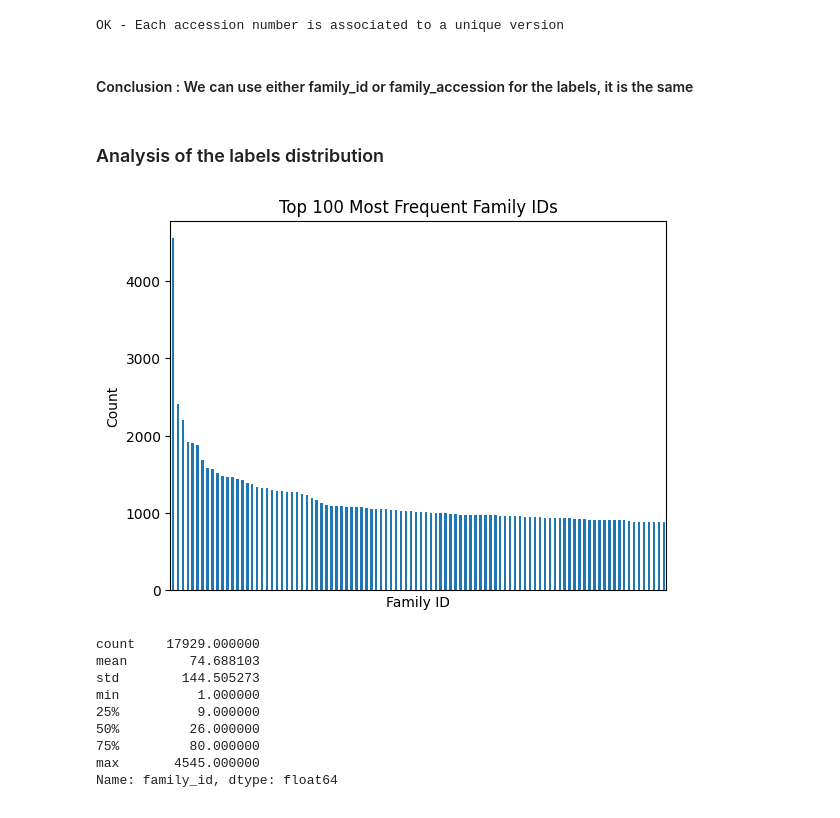
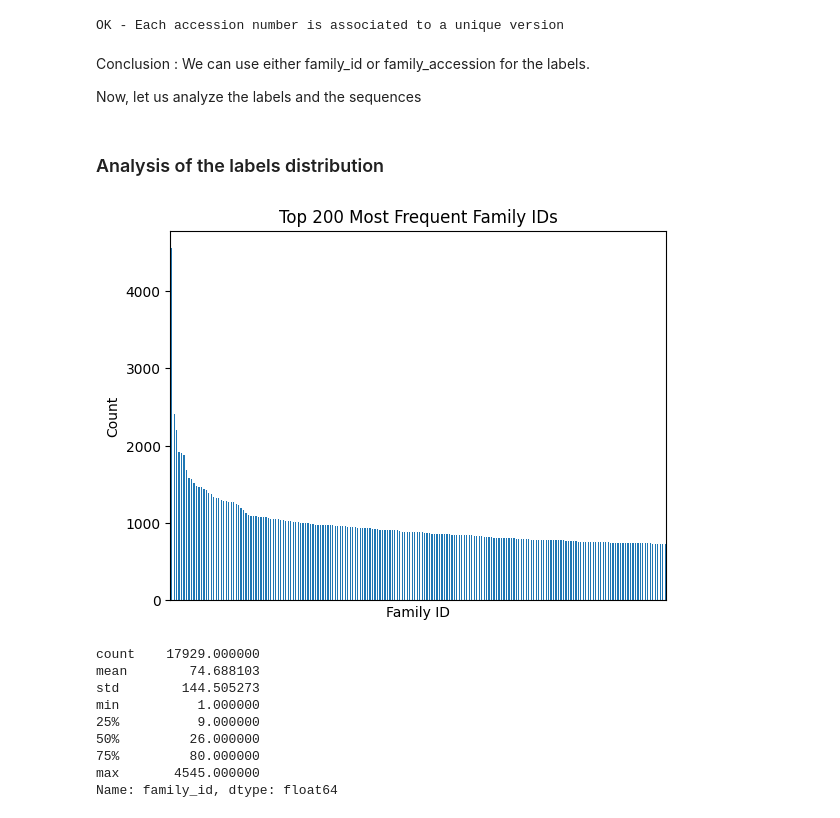
Before and after one commit to yanisadel/Protein-classification-on-Pfam-database, a Jupyter notebook: main.ipynb, the cells around one changed output. Drawn from its saved outputs; the diff is of its cells as text; code cells hidden in the pictures.

```diff
--- a/main.ipynb
+++ b/main.ipynb
@@ -26,15 +119,18 @@ DATASET_PATH = "drive/MyDrive/Data" # "Data"
+# %%
+DATASET_PATH = "random_split"
 # %% [markdown]
 # **Load data**
 # %%
 def load_data(dataset_folder: str = "Data", subfolder: str = "train"):
     """
-    Loads data into a dataframe
+    Loads data into a dataframe. The data must be found in a folder, and
+    eventually separated between sub-folders (e.g. 'train', 'test', 'dev')
 
     Args:
         dataset_folder (str): Path to the folder containing the data.
-                            Default is set to "Data"
+                              Default is set to "Data"
         subfolder (str): Specifies the subset of data to load (e.g., 'train', 'test',
-                    'dev). Default is set to "train"
+                         'dev). Default is set to "train"
 
     Returns:
         pd.DataFrame: DataFrame containing the combined data from all matching CSV files.
@@ -86,37 +194,33 @@ OK - Each family_id is associated with a unique family_accession, and vice versa
 # %% [markdown]
 #### Checking whether a same family_accession has different versions (PFxxxxx.y, i.e there exists a same xxxxxx that has different y)
 # %%
-def get_accession_number(s):
-    return str(s.split('.')[0][2:])
-
-def get_version(s):
-    return str(s.split('.')[1])
-
-df_full["accession_number"] = df_full["family_accession"].apply(get_accession_number)
-df_full["version"] = df_full["family_accession"].apply(get_version)
+df_full["accession_number"] = df_full["family_accession"].apply(lambda s: str(s.split('.')[0][2:]))
+df_full["version"] = df_full["family_accession"].apply(lambda s: str(s.split('.')[1]))
 
 assert df_full.groupby("accession_number")["version"].nunique().max() == 1, "There exists an accession_number that has different versions"
 print("OK - Each accession number is associated to a unique version")
 # %% [output]
 OK - Each accession number is associated to a unique version
 # %% [markdown]
-#### Conclusion : We can use either family_id or family_accession for the labels, it is the same
+Conclusion : We can use either family_id or family_accession for the labels.
+
+Now, let us analyze the labels and the sequences
 # %% [markdown]
 ### Analysis of the labels distribution
 # %%
-nb_families_to_plot = 100
+nb_families_to_plot = 200
 
 family_id_counts = df_full['family_id'].value_counts()
 top_family_id_counts = family_id_counts.head(nb_families_to_plot)
 
 top_family_id_counts.plot(kind='bar')
 plt.title(f'Top {nb_families_to_plot} Most Frequent Family IDs')
 plt.xlabel('Family ID')
 plt.ylabel('Count')
 plt.xticks([])
 plt.show()
 # %% [output]
-[figure, old version]
+[figure, new version]
 # %%
 family_id_counts.describe()
 # %% [output]
```
Also changed, not shown: parts of 120 cells of this notebook.
